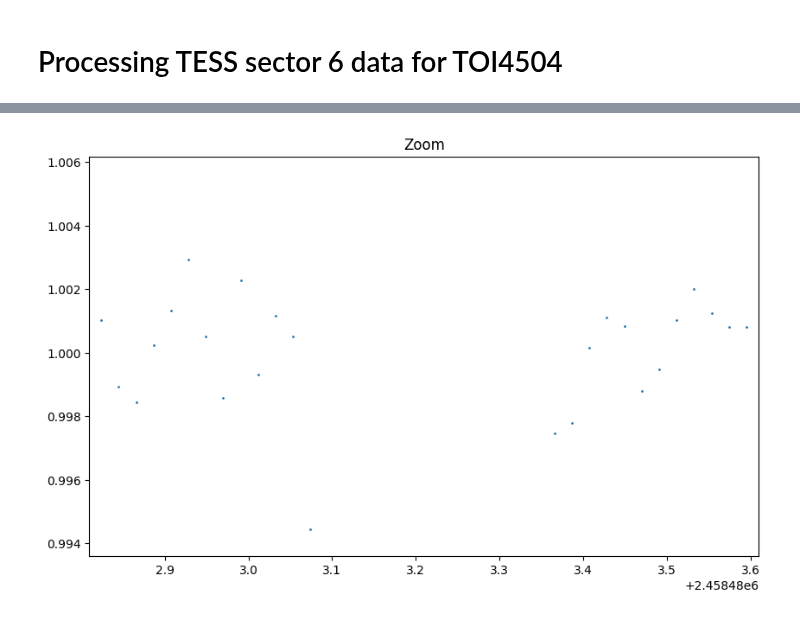
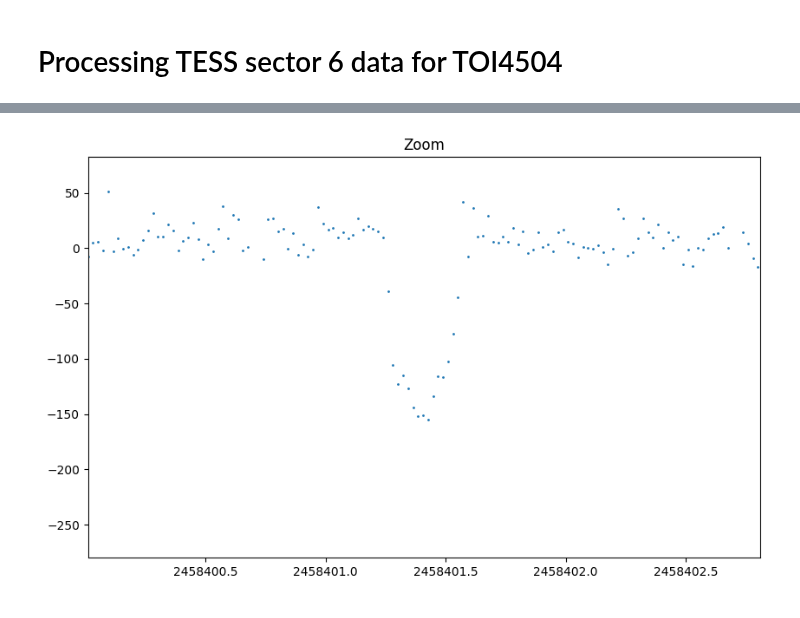
Before and after one commit to lichtgestalter/curvesimulator, a Jupyter notebook: process_TESS_data/process_sector_006.ipynb, the cells around one changed output, grey strips where cells are left out. Cells and saved outputs as stored; diff of their text form; code cells hidden in the pictures.

```diff
--- a/process_TESS_data/process_sector_006.ipynb
+++ b/process_TESS_data/process_sector_006.ipynb
@@ -1,13 +1,13 @@
 # %% [markdown]
 # Processing TESS sector 6 data for TOI4504
 # %%
-%matplotlib inline
 import sys
 sys.path.append('../src/curvesimulator/')
-from cs_flux_data import *
-path = '../research/star_systems/TOI-4504/lightkurve/'
+from cs_flux_data import csv2df, df2csv, tesstime2bjd, plot_this, median_flux, scale_flux, C_T1, C_T4
+%matplotlib inline
+path = '../data/TOI-4504/downloads/'
 # %%
-full_path = path+"6/6_TGLC_1800.csv"
+full_path = path+"3_TASOC1_1800.csv"
 df = csv2df(full_path)
 df = tesstime2bjd(df)
 plot_this(df.time, [df.flux], ["flux"], title="Original data")
@@ -34,5 +29,0 @@ plot_this(df.time, [df.flux], ["flux"], title="Zoom", left=2458478, right=245847
-# %%
-df = remove_from_df(df, 2458478.1, 2458478.35)
-# %%
-df = calculate_flux_err(df, window_length=101)
-df
@@ -80,4 +50,4 @@ df2csv(df, full_path[:-4]+"_p.csv")
 # %%
-plot_this(df.time, [df.flux], ["flux"], title="Zoom", left=C_TRANSITS[1]-0.4, right=C_TRANSITS[1]+0.4)
+plot_this(df.time, [df.flux], ["flux"], title="Zoom", left=C_T1[0]-0.4, right=C_T4[0]+0.4)
 # %% [output]
-[figure, old version]
+[figure, new version]
```
Also changed, not shown: parts of 5 cells of this notebook, 56 other files.
